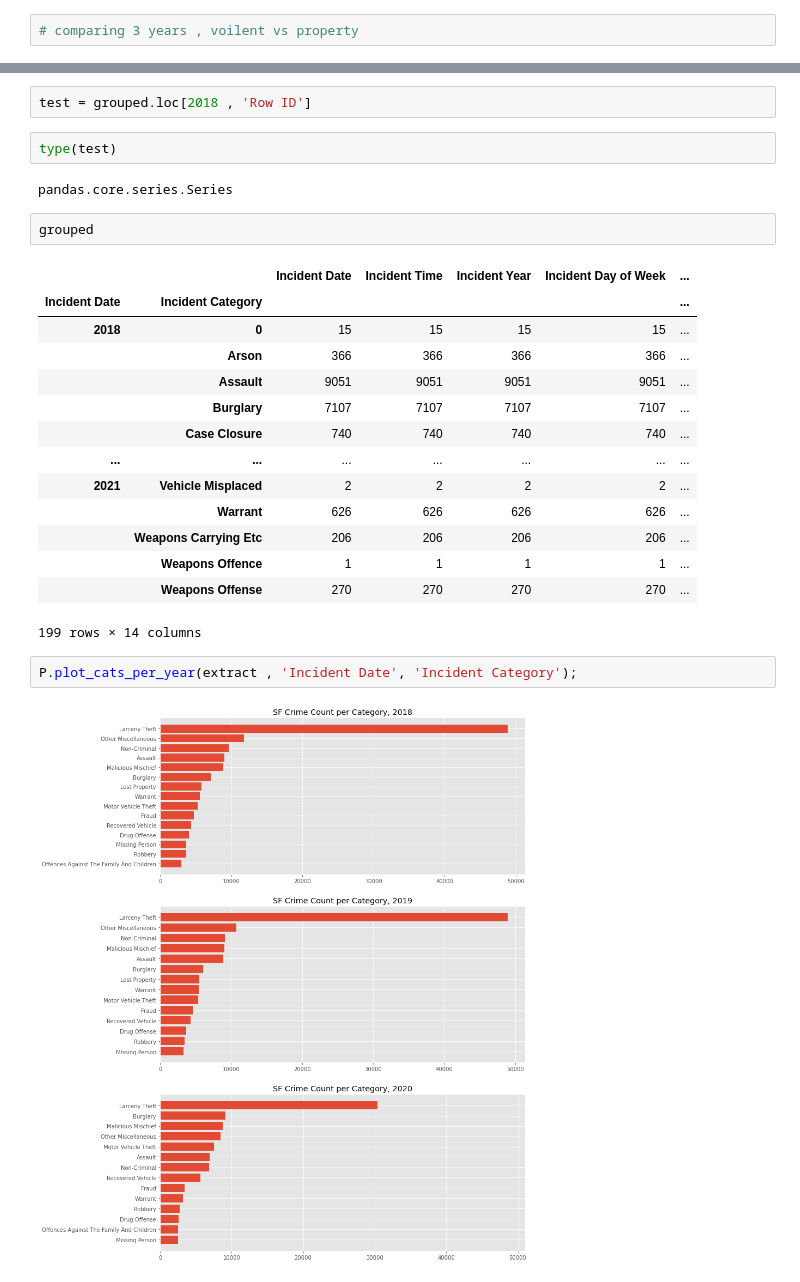
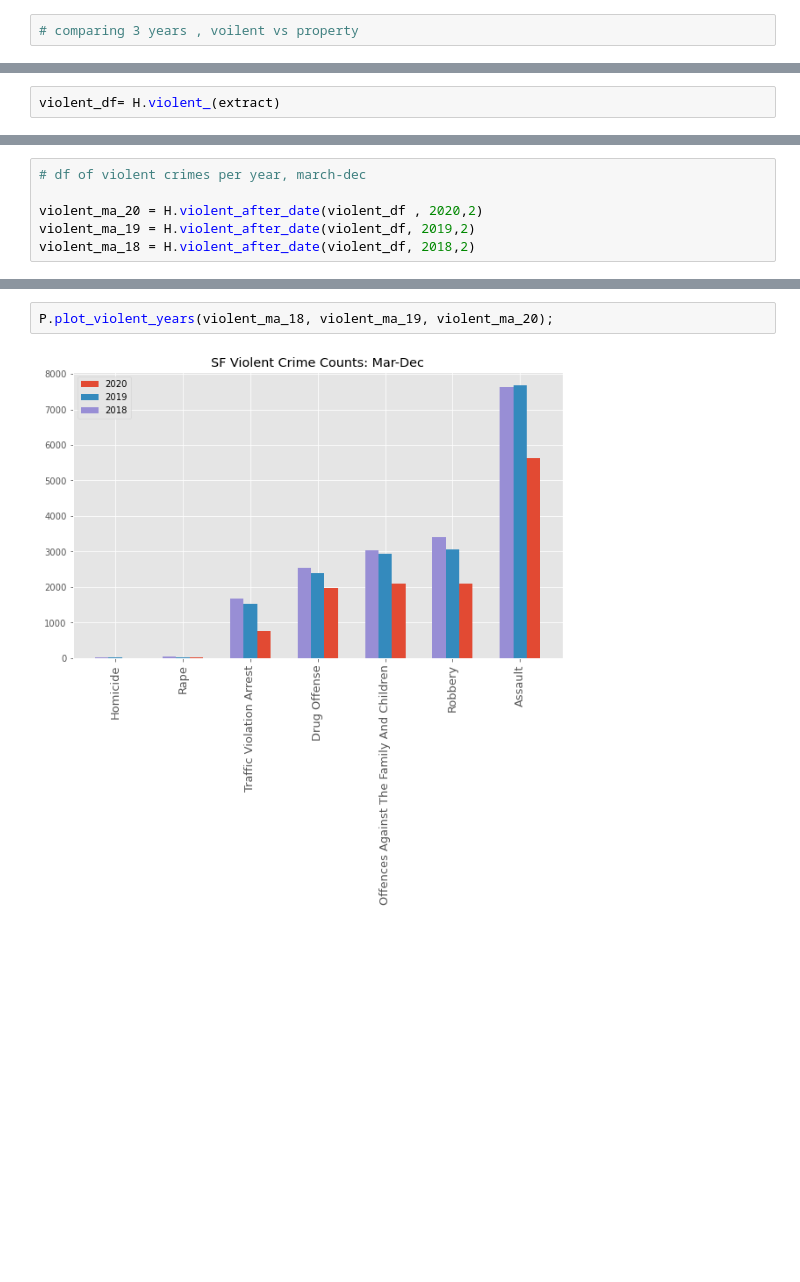
Before and after one commit to baharbiazar/San_Francisco_crime_EDA, a Jupyter notebook: src/sf_crime_analysis.ipynb, the cells around one changed output, grey strips where cells are left out. Saved outputs shown, nothing was run; the diff lists cells and outputs as text; blank space fills up the shorter version.

Commit message:
added plots

```diff
--- a/src/sf_crime_analysis.ipynb
+++ b/src/sf_crime_analysis.ipynb
@@ -78,0 +81,2 @@ grouped = extract.groupby([extract['Incident Date'].dt.year, extract['Incident C
+# %%
+violent_df= H.violent_(extract)
@@ -79 +123,7 @@ grouped = extract.groupby([extract['Incident Date'].dt.year, extract['Incident C
+# %%
+# df of violent crimes per year, march-dec
+
+violent_ma_20 = H.violent_after_date(violent_df , 2020,2)
+violent_ma_19 = H.violent_after_date(violent_df, 2019,2)
+violent_ma_18 = H.violent_after_date(violent_df, 2018,2)
 # %%
@@ -101,27 +140,4 @@ df_20
-# %%
-test = grouped.loc[2018 , 'Row ID']
-# %%
-type(test)
-# %% [output]
-pandas.core.series.Series
-# %%
-grouped
-# %% [output]
-|  |  | Incident Date | Incident Time | Incident Year | Incident Day of Week | ... |
-| Incident Date | Incident Category |  |  |  |  | ... |
-| 2018 | 0 | 15 | 15 | 15 | 15 | ... |
-|  | Arson | 366 | 366 | 366 | 366 | ... |
-|  | Assault | 9051 | 9051 | 9051 | 9051 | ... |
-|  | Burglary | 7107 | 7107 | 7107 | 7107 | ... |
-|  | Case Closure | 740 | 740 | 740 | 740 | ... |
-| ... | ... | ... | ... | ... | ... | ... |
-| 2021 | Vehicle Misplaced | 2 | 2 | 2 | 2 | ... |
-|  | Warrant | 626 | 626 | 626 | 626 | ... |
-|  | Weapons Carrying Etc | 206 | 206 | 206 | 206 | ... |
-|  | Weapons Offence | 1 | 1 | 1 | 1 | ... |
-|  | Weapons Offense | 270 | 270 | 270 | 270 | ... |
-199 rows × 14 columns
-# %%
-P.plot_cats_per_year(extract , 'Incident Date', 'Incident Category');
-# %% [output]
-[figure, removed]
+# %%
+P.plot_violent_years(violent_ma_18, violent_ma_19, violent_ma_20);
+# %% [output]
+[figure, added]
```
Also changed, not shown: parts of 9 cells of this notebook, 6 other files.
